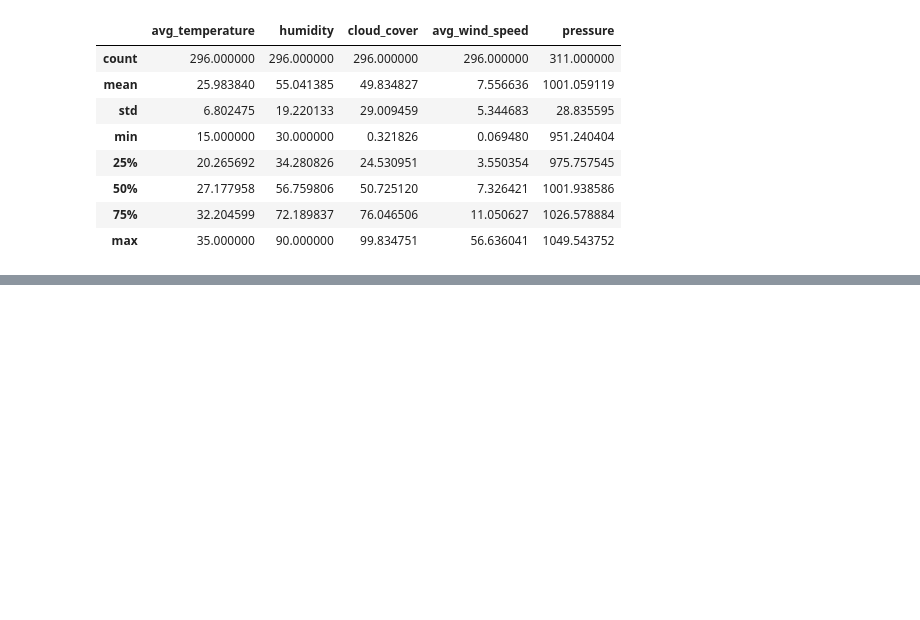
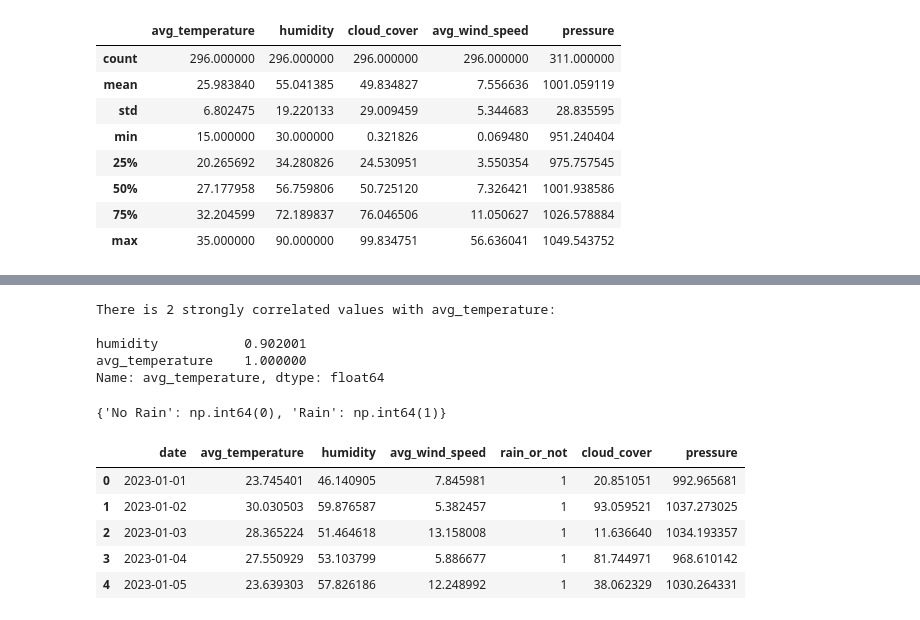
Before and after one commit to PrageethBanuka/Intellihack_DotTrex_1, a Jupyter notebook: Q-1_Weather_Forecasting.ipynb, the cells around one changed output, grey strips where cells are left out. Saved outputs shown, nothing was run; the diff lists cells and outputs as text; code cells hidden in the pictures; blank space fills up the shorter version.

```diff
--- a/Q-1_Weather_Forecasting.ipynb
+++ b/Q-1_Weather_Forecasting.ipynb
@@ -55,0 +71,27 @@ data[['avg_temperature', 'humidity', 'cloud_cover','avg_wind_speed', 'pressure']
+# %%
+print("There is {} strongly correlated values with avg_temperature:\n\n{}".format(len(top_features), top_features))
+# %% [output]
+There is 2 strongly correlated values with avg_temperature:
+
+humidity           0.902001
+avg_temperature    1.000000
+Name: avg_temperature, dtype: float64
+# %%
+#encoding rain_or_not to binary format
+# rain =1 not =0
+from sklearn.preprocessing import LabelEncoder
+encoder = LabelEncoder()
+data['rain_or_not'] = encoder.fit_transform(data['rain_or_not'])
+label_mapping = dict(zip(encoder.classes_, encoder.transform(encoder.classes_)))
+print(label_mapping)
+# %% [output]
+{'No Rain': np.int64(0), 'Rain': np.int64(1)}
+# %%
+data.head()
+# %% [output]
+|  | date | avg_temperature | humidity | avg_wind_speed | rain_or_not | cloud_cover | pressure |
+| 0 | 2023-01-01 | 23.745401 | 46.140905 | 7.845981 | 1 | 20.851051 | 992.965681 |
+| 1 | 2023-01-02 | 30.030503 | 59.876587 | 5.382457 | 1 | 93.059521 | 1037.273025 |
+| 2 | 2023-01-03 | 28.365224 | 51.464618 | 13.158008 | 1 | 11.636640 | 1034.193357 |
+| 3 | 2023-01-04 | 27.550929 | 53.103799 | 5.886677 | 1 | 81.744971 | 968.610142 |
+| 4 | 2023-01-05 | 23.639303 | 57.826186 | 12.248992 | 1 | 38.062329 | 1030.264331 |
```
Also changed, not shown: parts of 7 cells of this notebook.
